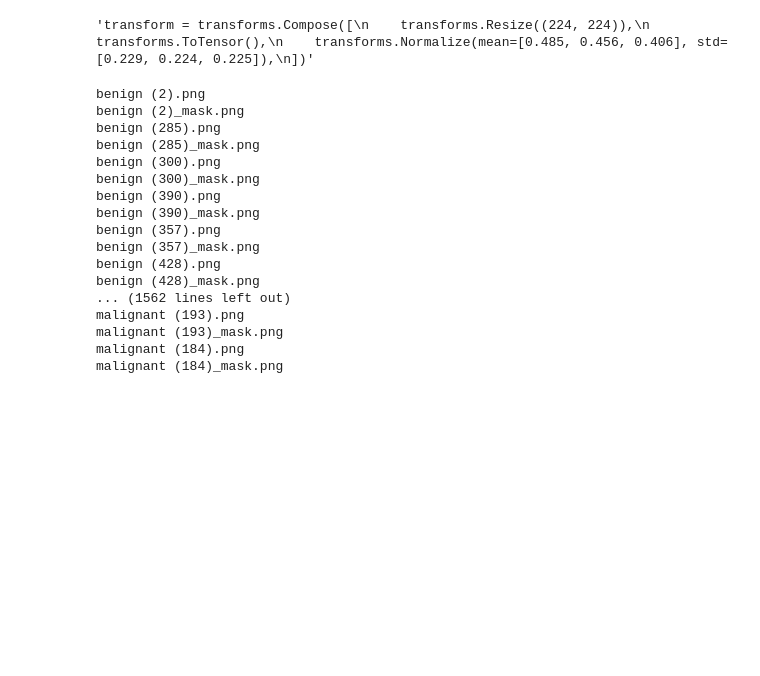
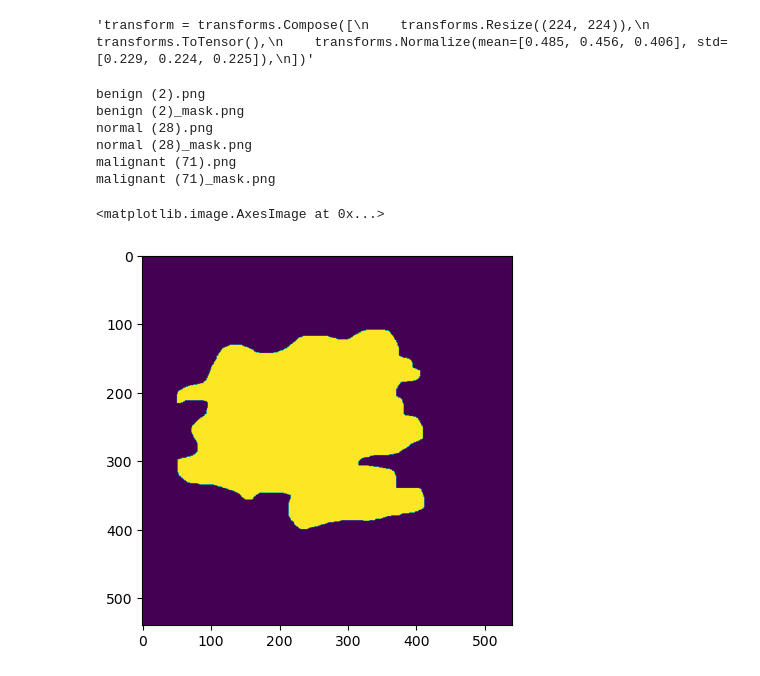
Before and after one commit to Rumit95/Cancer-Cell-Segmentation-U-Net, a Jupyter notebook: breast-cancer-segmentation-custom-unet.ipynb, the cells around one changed output. Saved outputs shown, nothing was run; the diff lists cells and outputs as text; code cells hidden in the pictures; blank space fills up the shorter version.

```diff
--- a/breast-cancer-segmentation-custom-unet.ipynb
+++ b/breast-cancer-segmentation-custom-unet.ipynb
@@ -54,27 +54,24 @@ for root, dirs, filenames in os.walk(directory):
 # %%
 for root, dirs, filenames in os.walk(directory):
     for file in filenames:
         if 'mask' not in file:
             file_path = os.path.join(root, file)
             print(file)
+            blank_image = Image.new('L', (540, 540), 0)
             for masked_file in filenames:
                 if file.split('.')[0]+'_' in masked_file:
                     print(masked_file)
+                    masked_file_path = os.path.join(root, masked_file)
+                    image_to_paste = Image.open(masked_file_path)
+                    blank_image.paste(image_to_paste)
+        break
+plt.imshow(blank_image)
 # %% [output]
 benign (2).png
 benign (2)_mask.png
-benign (285).png
-benign (285)_mask.png
-benign (300).png
-benign (300)_mask.png
-benign (390).png
-benign (390)_mask.png
-benign (357).png
-benign (357)_mask.png
-benign (428).png
-benign (428)_mask.png
-... (1562 lines left out)
-malignant (193).png
-malignant (193)_mask.png
-malignant (184).png
-malignant (184)_mask.png
+normal (28).png
+normal (28)_mask.png
+malignant (71).png
+malignant (71)_mask.png
+<matplotlib.image.AxesImage at 0x...>
+[figure, added]
```
Also changed, not shown: parts of 1 cell of this notebook.
